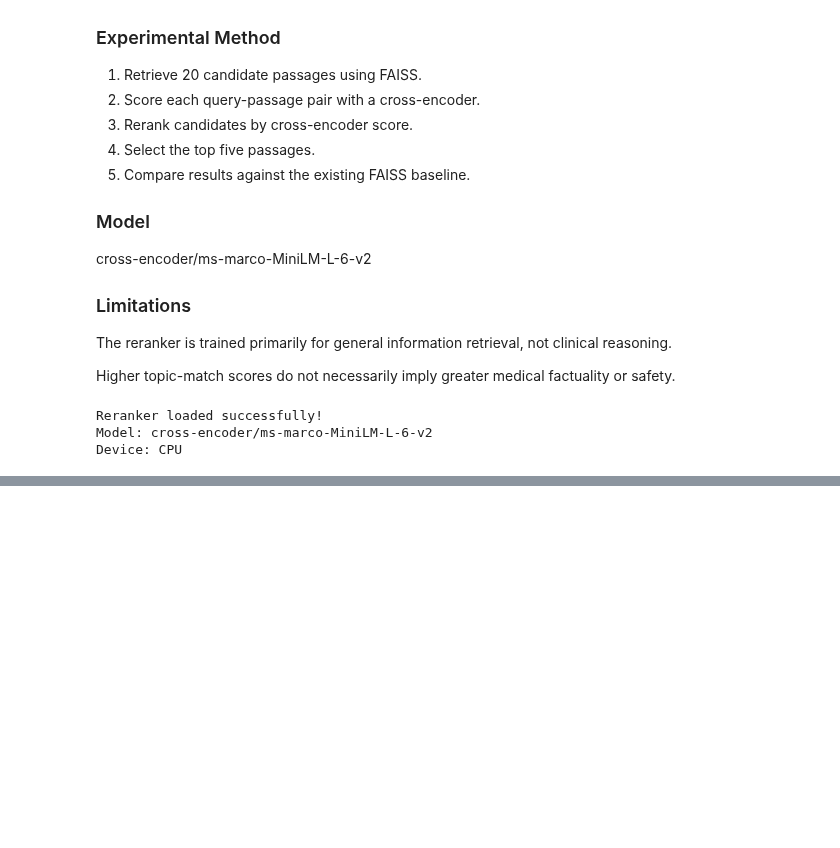
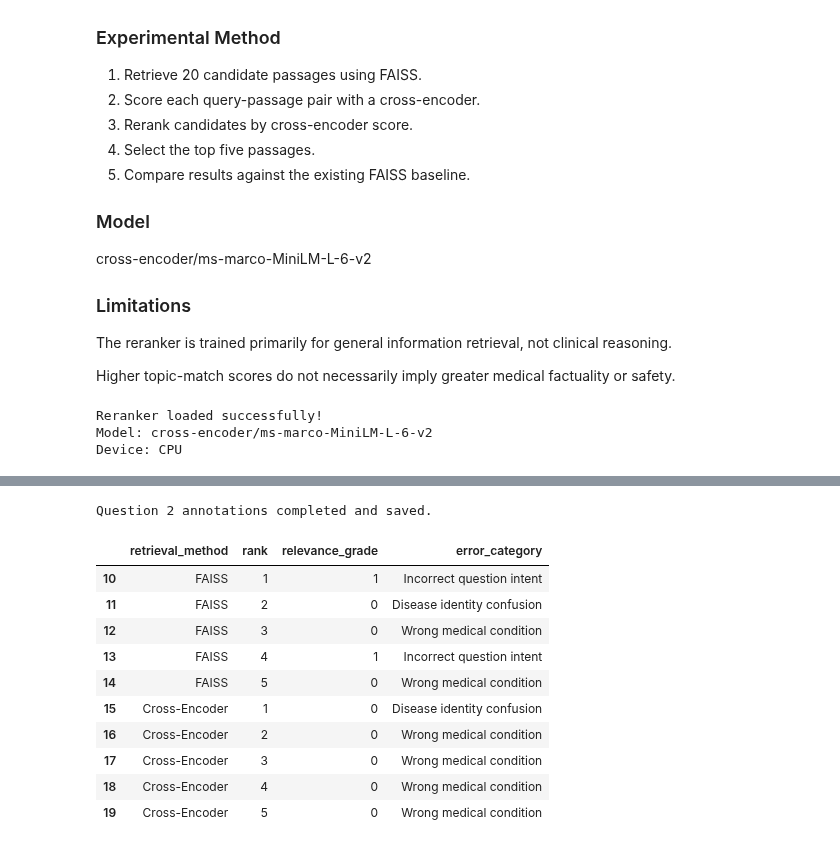
Before and after one commit to McChandra/medical_chatbot, a Jupyter notebook: notebooks/rag_retrieval_evaluation.ipynb, the cells around one changed output, grey strips where cells are left out. Saved outputs shown, nothing was run; the diff lists cells and outputs as text; code cells hidden in the pictures; blank space fills up the shorter version.

```diff
--- a/notebooks/rag_retrieval_evaluation.ipynb
+++ b/notebooks/rag_retrieval_evaluation.ipynb
@@ -703,0 +1599,52 @@ Device: CPU
+# %%
+# MQ-018: Complete Question 2 manual annotations
+
+remaining_annotations = {
+    2: (0, "Disease identity confusion"),
+    3: (0, "Wrong medical condition"),
+    4: (1, "Incorrect question intent")
+}
+
+for rank, (grade, category) in remaining_annotations.items():
+
+    mask = (
+        (manual_review_df["question_id"] == 2)
+        & (manual_review_df["retrieval_method"] == "FAISS")
+        & (manual_review_df["rank"] == rank)
+    )
+
+    manual_review_df.loc[mask, "relevance_grade"] = grade
+    manual_review_df.loc[mask, "error_category"] = category
+
+manual_review_df.to_csv(
+    review_path,
+    index=False,
+    encoding="utf-8-sig"
+)
+
+print("Question 2 annotations completed and saved.")
+
+display(
+    manual_review_df.loc[
+        manual_review_df["question_id"] == 2,
+        [
+            "retrieval_method",
+            "rank",
+            "relevance_grade",
+            "error_category"
+        ]
+    ]
+)
+# %% [output]
+Question 2 annotations completed and saved.
+|  | retrieval_method | rank | relevance_grade | error_category |
+| 10 | FAISS | 1 | 1 | Incorrect question intent |
+| 11 | FAISS | 2 | 0 | Disease identity confusion |
+| 12 | FAISS | 3 | 0 | Wrong medical condition |
+| 13 | FAISS | 4 | 1 | Incorrect question intent |
+| 14 | FAISS | 5 | 0 | Wrong medical condition |
+| 15 | Cross-Encoder | 1 | 0 | Disease identity confusion |
+| 16 | Cross-Encoder | 2 | 0 | Wrong medical condition |
+| 17 | Cross-Encoder | 3 | 0 | Wrong medical condition |
+| 18 | Cross-Encoder | 4 | 0 | Wrong medical condition |
+| 19 | Cross-Encoder | 5 | 0 | Wrong medical condition |
```
Also changed, not shown: parts of 54 cells of this notebook.
